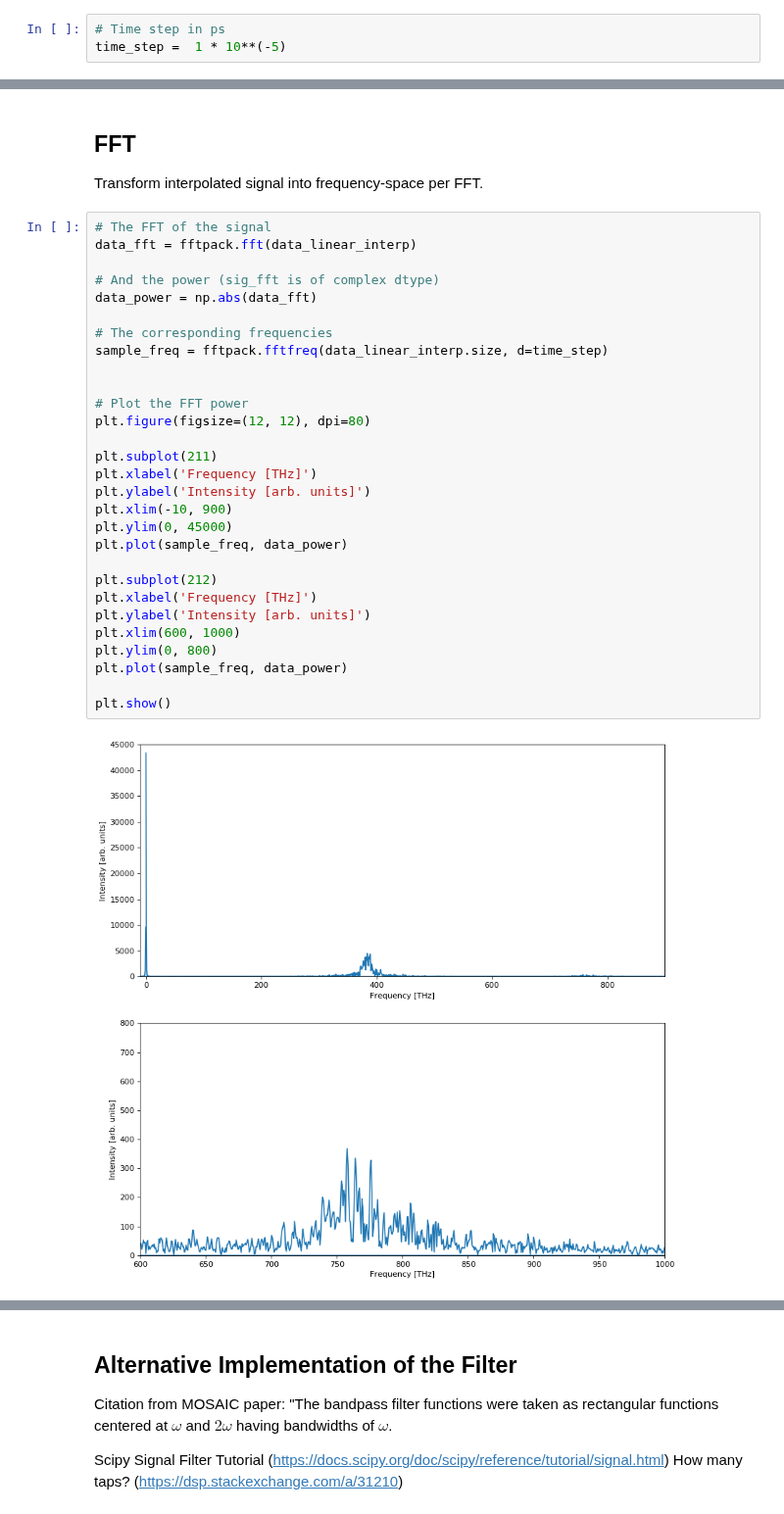
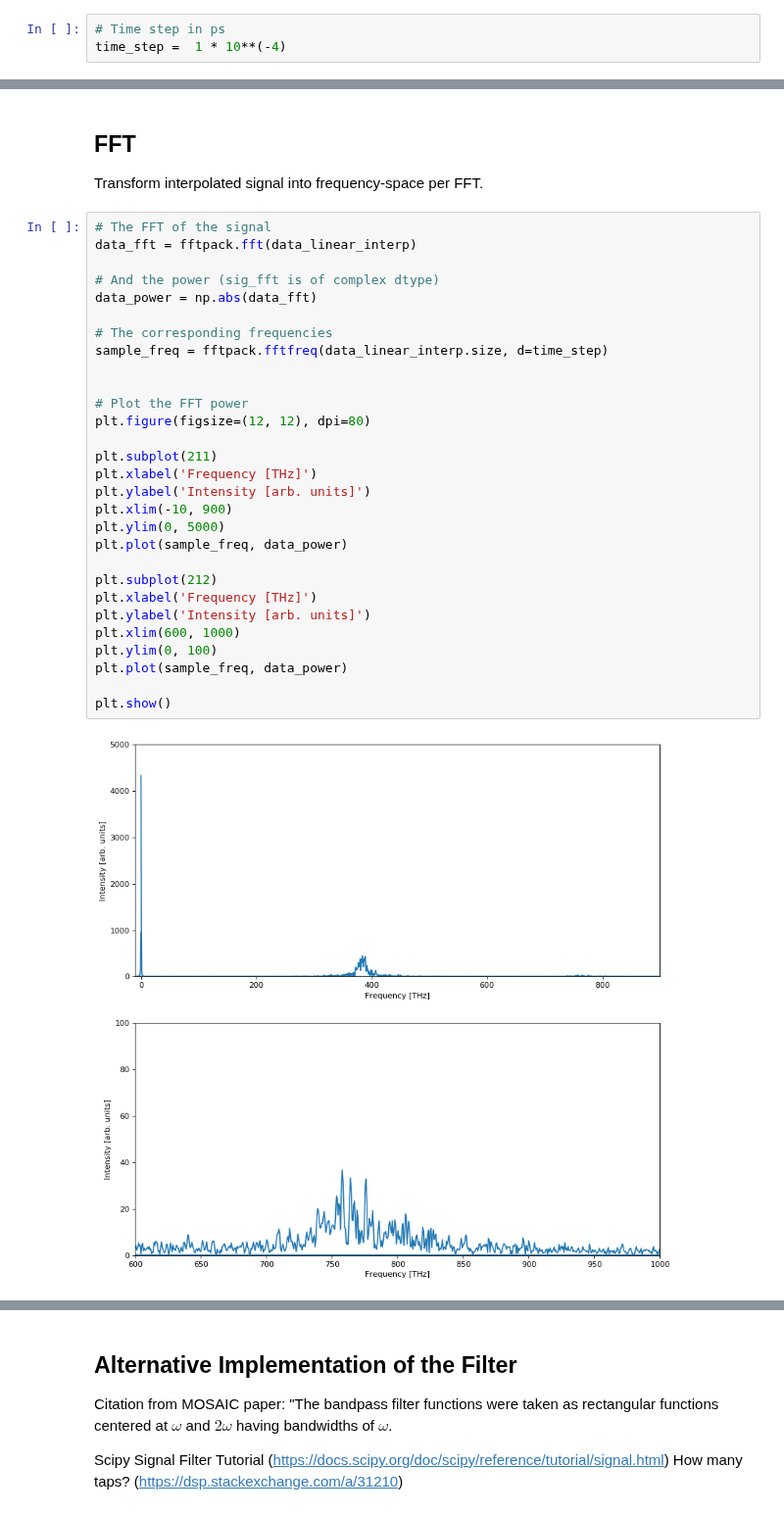
Before and after one commit to JKU-HFP/Chirp-Diagnostic, a Jupyter notebook: Evaluating_TiSa_ACF_Chirp.ipynb, the cells around one changed output, grey strips where cells are left out. Shown at 98% size. Drawn from its saved outputs; the diff is of its cells as text.

```diff
--- a/Evaluating_TiSa_ACF_Chirp.ipynb
+++ b/Evaluating_TiSa_ACF_Chirp.ipynb
@@ -58,6 +58,6 @@ The time step is therefore $10^{-5}$
 # %%
 # Time step in ps
-time_step =  1 * 10**(-5)
+time_step =  1 * 10**(-4)
 # %%
 interpolation_time = np.arange(data[-1,0], data[0,0], time_step)
 data_linear_interp = func_linear_interp(interpolation_time)
@@ -78,31 +78,31 @@ Transform interpolated signal into frequency-space per FFT.
 # %%
 # The FFT of the signal
 data_fft = fftpack.fft(data_linear_interp)
 
 # And the power (sig_fft is of complex dtype)
 data_power = np.abs(data_fft)
 
 # The corresponding frequencies
 sample_freq = fftpack.fftfreq(data_linear_interp.size, d=time_step)
 
 
 # Plot the FFT power
 plt.figure(figsize=(12, 12), dpi=80)
 
 plt.subplot(211)
 plt.xlabel('Frequency [THz]')
 plt.ylabel('Intensity [arb. units]')
 plt.xlim(-10, 900)
-plt.ylim(0, 45000)
+plt.ylim(0, 5000)
 plt.plot(sample_freq, data_power)
 
 plt.subplot(212)
 plt.xlabel('Frequency [THz]')
 plt.ylabel('Intensity [arb. units]')
 plt.xlim(600, 1000)
-plt.ylim(0, 800)
+plt.ylim(0, 100)
 plt.plot(sample_freq, data_power)
 
 plt.show()
 # %% [output]
-[figure, old version]
+[figure, new version]
```
Also changed, not shown: parts of 10 cells of this notebook.
